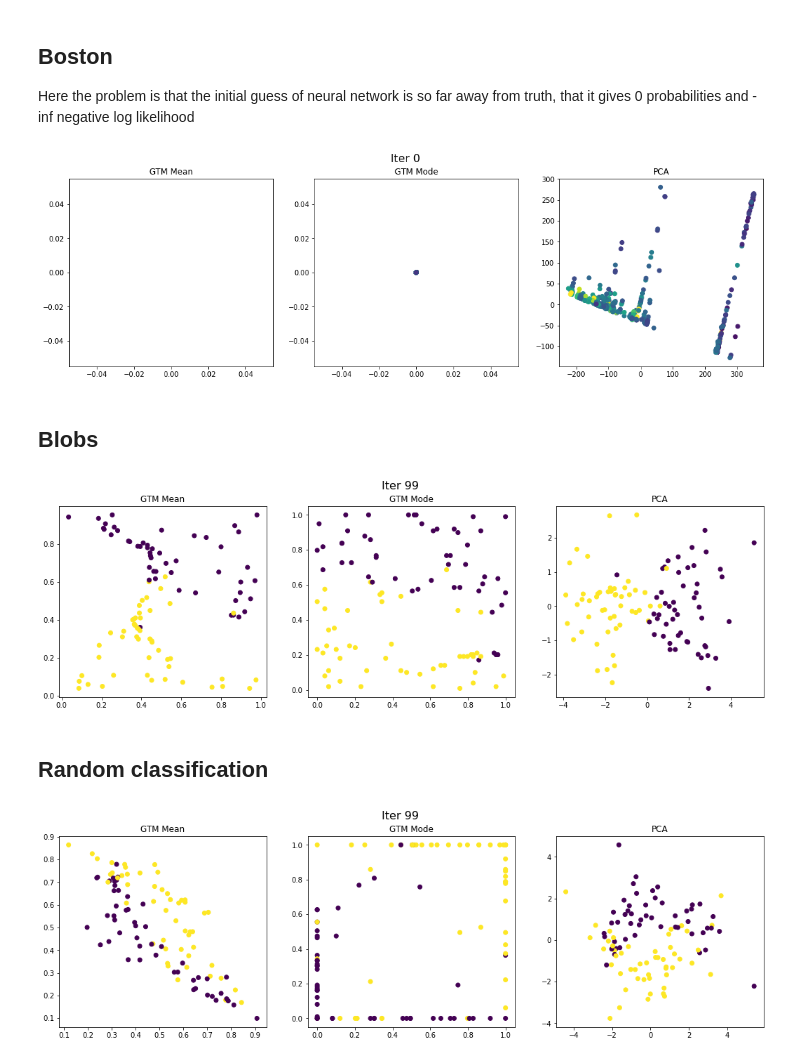
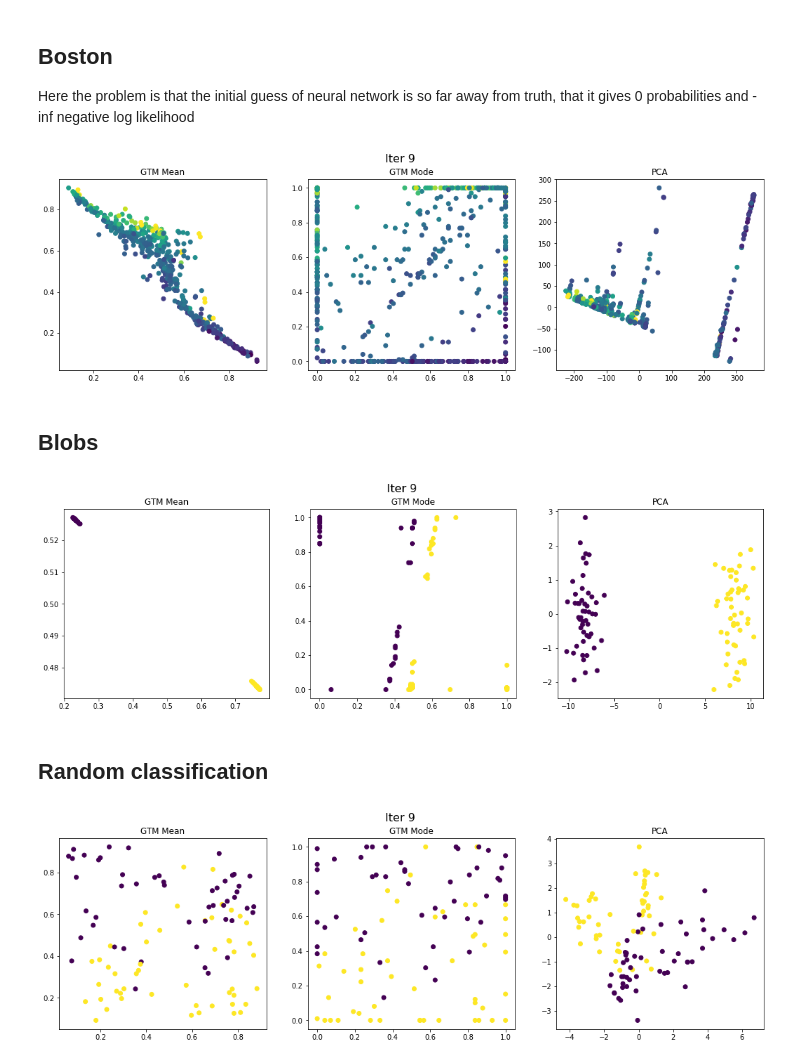
Before and after one commit to VldKnd/GTM, a Jupyter notebook: Experiments/Samples.ipynb, the cells around one changed output. Drawn from its saved outputs; the diff is of its cells as text; code cells hidden in the pictures.

```diff
--- a/Experiments/Samples.ipynb
+++ b/Experiments/Samples.ipynb
@@ -132,7 +132,7 @@ hidden_features = 16
 y = nn.Sequential(
     nn.Linear(in_features, hidden_features),
     nn.ReLU(),
-    nn.Linear(hidden_features, out_features),
+    nn.Linear(hidden_features, out_features, bias=False),
     )
 
 est = GTMEstimator(in_features=in_features, out_features=out_features, n_x_points=100, verbose=False, y=y)
@@ -144,34 +144,34 @@ est.init_y(X)
 pca = PCA(n_components=2)
 X_pca = pca.fit_transform(X)
 # %%
-for i in range(1):
+for i in range(10):
     est.train_epochs(X, 100)
 
 
     est.method = "mean"
     output_mean = (est.transform(X)).numpy()
 
     est.method = "mode"
     output_mode = (est.transform(X)).numpy()
     clear_output(wait=True)
     plt.figure(figsize=(18, 5))
     plt.suptitle(f'Iter {i}', fontsize=16)
 
     ax_mean = plt.subplot(131)
     ax_mean.scatter(*output_mean.T, c=data.target)
     ax_mean.set_title("GTM Mean")
 
     ax_mode = plt.subplot(132)
     ax_mode.scatter(*output_mode.T, c=data.target)
     ax_mode.set_title("GTM Mode")
 
     ax_pca = plt.subplot(133)
     ax_pca.scatter(*X_pca.T, c=data.target)
     ax_pca.set_title("PCA")
 
     plt.show()
 # %% [output]
-[figure, old version]
+[figure, new version]
 # %% [markdown]
 ## Blobs
 # %%
@@ -197,7 +197,7 @@ X = torch.FloatTensor(data.data)
 pca = PCA(n_components=2)
 X_pca = pca.fit_transform(X)
 # %%
-for i in range(100):
+for i in range(10):
     est.train_epochs(X, 100)
 
 
@@ -224,7 +224,7 @@ for i in range(100):
 
     plt.show()
 # %% [output]
-[figure, old version]
+[figure, new version]
 # %% [markdown]
 ## Random classification
 # %%
@@ -250,7 +250,7 @@ X = torch.FloatTensor(data.data)
 pca = PCA(n_components=2)
 X_pca = pca.fit_transform(X)
 # %%
-for i in range(100):
+for i in range(10):
     est.train_epochs(X, 100)
 
 
@@ -277,4 +277,4 @@ for i in range(100):
 
     plt.show()
 # %% [output]
-[figure, old version]
+[figure, new version]
```
Also changed, not shown: parts of 2 cells of this notebook.
